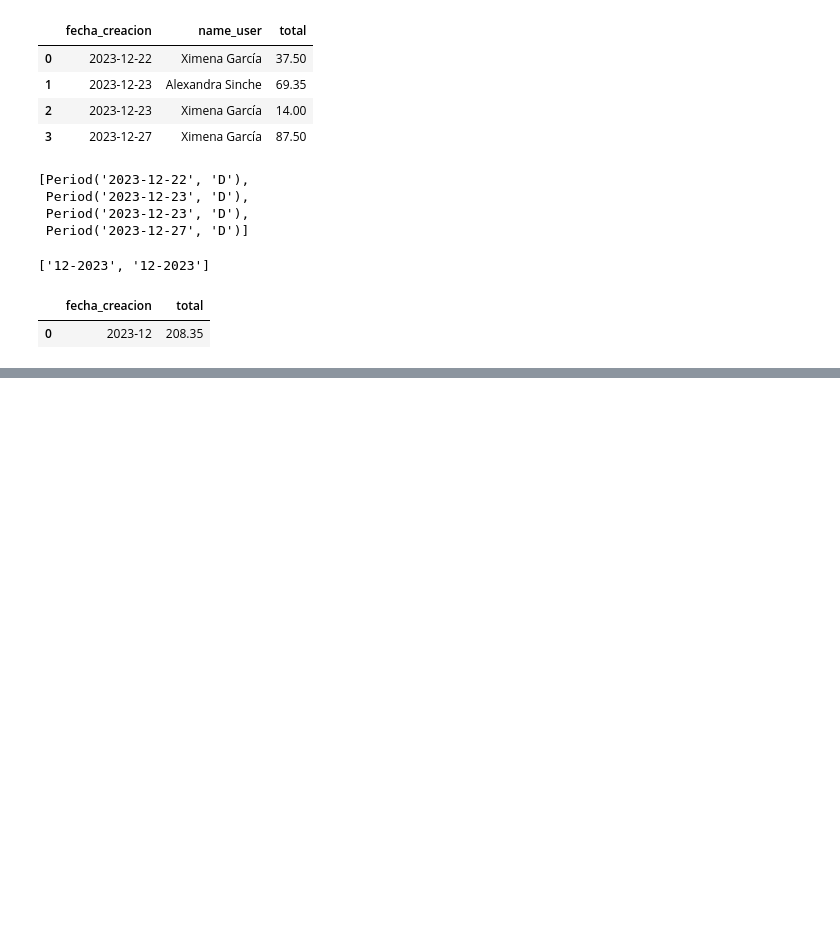
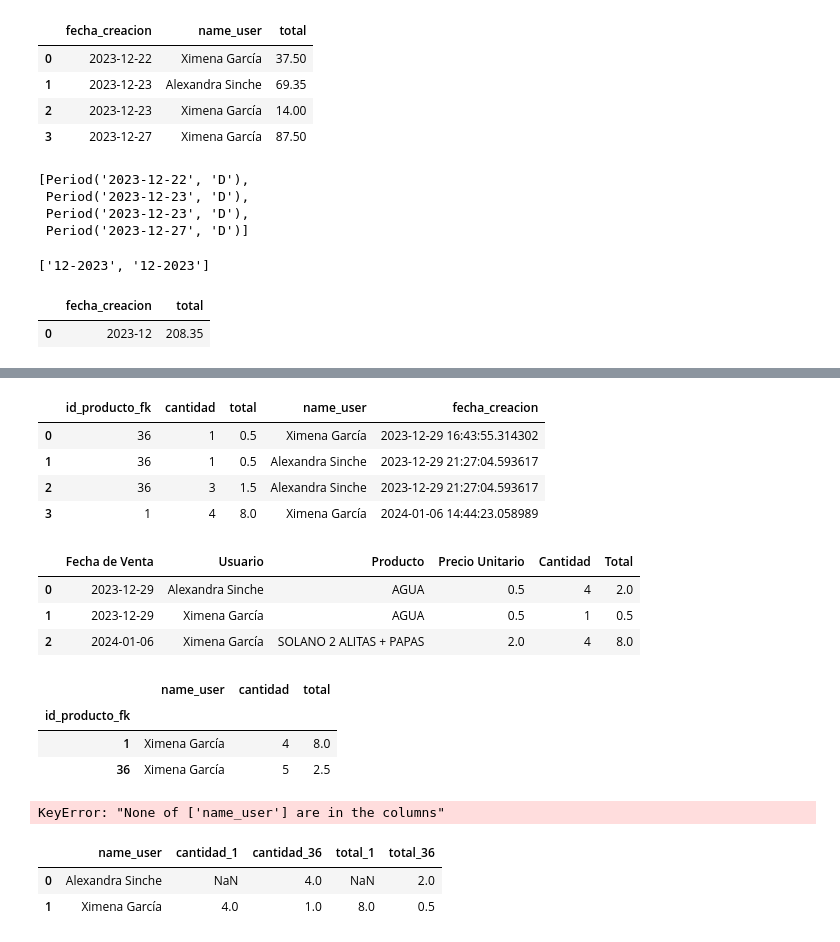
Before and after one commit to javierwo/alitas, a Jupyter notebook: app.ipynb, the cells around one changed output, grey strips where cells are left out. Saved outputs shown, nothing was run; the diff lists cells and outputs as text; code cells hidden in the pictures; blank space fills up the shorter version.

```diff
--- a/app.ipynb
+++ b/app.ipynb
@@ -165,0 +199,68 @@ monthly_user_sales
+# %%
+VENTAS_PRODUCTOS
+# %% [output]
+|  | id_producto_fk | cantidad | total | name_user | fecha_creacion |
+| 0 | 36 | 1 | 0.5 | Ximena García | 2023-12-29 16:43:55.314302 |
+| 1 | 36 | 1 | 0.5 | Alexandra Sinche | 2023-12-29 21:27:04.593617 |
+| 2 | 36 | 3 | 1.5 | Alexandra Sinche | 2023-12-29 21:27:04.593617 |
+| 3 | 1 | 4 | 8.0 | Ximena García | 2024-01-06 14:44:23.058989 |
+# %%
+daily_user_sales = VENTAS_PRODUCTOS.groupby([VENTAS_PRODUCTOS['fecha_creacion'].dt.to_period('D'), 'name_user','id_producto_fk']).agg(
+  {
+    'cantidad': 'sum',
+    'total': 'sum'}
+  ).reset_index()
+daily_user_sales
+MERGE_VENTAS = pd.merge(daily_user_sales, ALL_PRODUCTS, left_on='id_producto_fk', right_on='id_producto', how='left')
+MERGE_VENTAS = MERGE_VENTAS[[
+  'fecha_creacion',
+  'name_user',
+  'nombre',
+  'precio',
+  'cantidad',
+  'total'
+  ]]
+MERGE_VENTAS.rename(columns = {
+  'fecha_creacion':'Fecha de Venta',
+  'name_user':'Usuario',
+  'nombre':'Producto',
+  'precio':'Precio Unitario',
+  'cantidad':'Cantidad',
+  'total':'Total',
+}, inplace = True)
+
+MERGE_VENTAS
+# %% [output]
+|  | Fecha de Venta | Usuario | Producto | Precio Unitario | Cantidad | Total |
+| 0 | 2023-12-29 | Alexandra Sinche | AGUA | 0.5 | 4 | 2.0 |
+| 1 | 2023-12-29 | Ximena García | AGUA | 0.5 | 1 | 0.5 |
+| 2 | 2024-01-06 | Ximena García | SOLANO 2 ALITAS + PAPAS | 2.0 | 4 | 8.0 |
+# %%
+VENTAS_PRODUCTOS_GROUPED = VENTAS_PRODUCTOS.groupby(['id_producto_fk', ]).agg(
+  {
+    'name_user': 'first',
+    'cantidad': 'sum',
+    'total': 'sum'}
+  )#.reset_index()
+VENTAS_PRODUCTOS_GROUPED
+#VENTAS_PRODUCTOS_GROUPED.unstack(level=2)
+# %% [output]
+|  | name_user | cantidad | total |
+| id_producto_fk |  |  |  |
+| 1 | Ximena García | 4 | 8.0 |
+| 36 | Ximena García | 5 | 2.5 |
+# %%
+VENTAS_PRODUCTOS_GROUPED = VENTAS_PRODUCTOS_GROUPED.set_index('name_user', inplace=True)
+VENTAS_PRODUCTOS_GROUPED
+# %% [output]
+KeyError: "None of ['name_user'] are in the columns"
+# %%
+df_pivot = VENTAS_PRODUCTOS.pivot_table(index='name_user', columns=['id_producto_fk'], values=['cantidad', 'total'], aggfunc='sum')
+df_pivot.columns = df_pivot.columns.map(lambda x: f'{x[0]}_{x[1]}')
+df_pivot.reset_index(inplace=True)
+df_pivot.columns = ['name_user'] + df_pivot.columns[1:].tolist()
+df_pivot
+# %% [output]
+|  | name_user | cantidad_1 | cantidad_36 | total_1 | total_36 |
+| 0 | Alexandra Sinche | NaN | 4.0 | NaN | 2.0 |
+| 1 | Ximena García | 4.0 | 1.0 | 8.0 | 0.5 |
```
Also changed, not shown: parts of 3 cells of this notebook, 7 other files.
